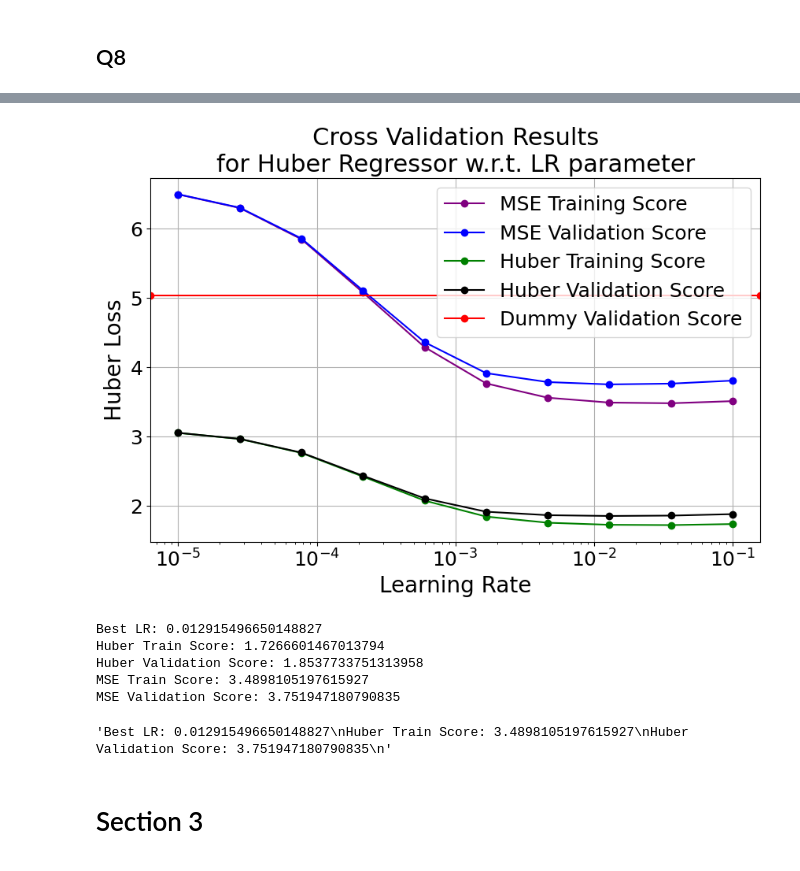
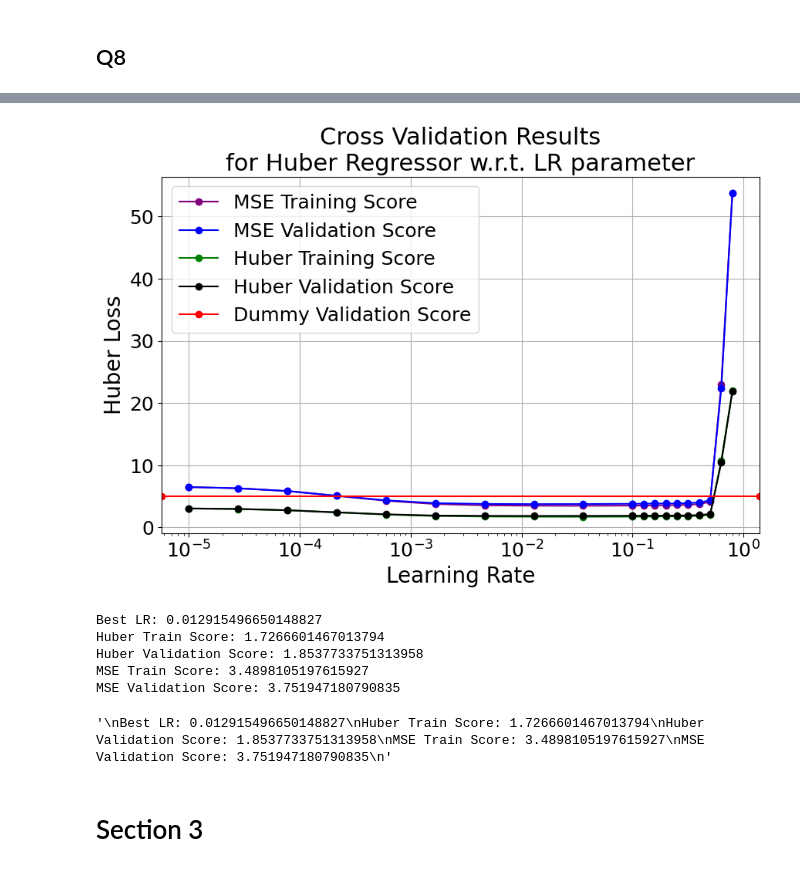
Before and after one commit to dgershko/iml_hw3, a Jupyter notebook: hw3.ipynb, the cells around one changed output, grey strips where cells are left out. Drawn from its saved outputs; the diff is of its cells as text; code cells hidden in the pictures.

```diff
--- a/hw3.ipynb
+++ b/hw3.ipynb
@@ -366,7 +367,7 @@ Best delta: 5.760917860337551, corresponds to quantile: 0.98
 def huber_loss(estimator, x, y):
     return LinearRegressor.loss(estimator.w, estimator.b, x, y, delta)
 
-lr_values = np.logspace(-5, -1, 10)
+lr_values = list(np.logspace(-5, -1, 10)) +list(np.logspace(-1, -0.1, 10))
 # # print(f"delta: {delta}")
 huber_train = []
 huber_validation = []
@@ -399,40 +400,40 @@ plt.legend()
 plt.grid(True)
 plt.show()
 
 best_index = np.argmin(mse_validation)
 best_lr = lr_values[best_index]
 print(f"Best LR: {best_lr}")
 print(f"Huber Train Score: {huber_train[best_index]}")
 print(f"Huber Validation Score: {huber_validation[best_index]}")
 print(f"MSE Train Score: {mse_train[best_index]}")
 print(f"MSE Validation Score: {mse_validation[best_index]}")
 
 # ## [TODO!] IS THIS RIGHT?
 # linear = LinearRegressor(lr=best_lr, huber_delta=delta)
 # linear_mse_cv_result = cross_validate(linear, prepared_X, prepared_y, cv=5, return_train_score=True, scoring={"neg_mean_squared_error": "neg_mean_squared_error", "huber_loss": huber_loss}, n_jobs=5)
 # # cross_val_res = cross_validate(dummy_regressor, X_train, y_train, cv=k_folds, scoring={"neg_mean_squared_error": scoring, "huber loss": huber_loss})
 
 # neg_mse_test = np.abs(linear_mse_cv_result["test_neg_mean_squared_error"].mean())
 # huber_train = np.abs(linear_mse_cv_result["train_huber_loss"].mean())
 # print(f"mse test: {neg_mse_test:.5f}, huber train: {huber_train:.5f}")
 # TASK !!
 linear_regressor = LinearRegressor(lr=best_lr, huber_delta=delta)
 linear_regressor.fit(prepared_X, prepared_y)
 """
 Best LR: 0.012915496650148827
 Huber Train Score: 1.7266601467013794
 Huber Validation Score: 1.8537733751313958
 MSE Train Score: 3.4898105197615927
 MSE Validation Score: 3.751947180790835
 """
 # %% [output]
-[figure, old version]
+[figure, new version]
 Best LR: 0.012915496650148827
 Huber Train Score: 1.7266601467013794
 Huber Validation Score: 1.8537733751313958
 MSE Train Score: 3.4898105197615927
 MSE Validation Score: 3.751947180790835
-'Best LR: 0.012915496650148827\nHuber Train Score: 3.4898105197615927\nHuber Validation Score: 3.751947180790835\n'
+'\nBest LR: 0.012915496650148827\nHuber Train Score: 1.7266601467013794\nHuber Validation Score: 1.8537733751313958\nMSE Train Score: 3.4898105197615927\nMSE Validation Score: 3.751947180790835\n'
 # %%
 # ## THIS IS A TEST FOR Q9 - PLEASE IGNORE
 
```
Also changed, not shown: parts of 14 cells of this notebook.
